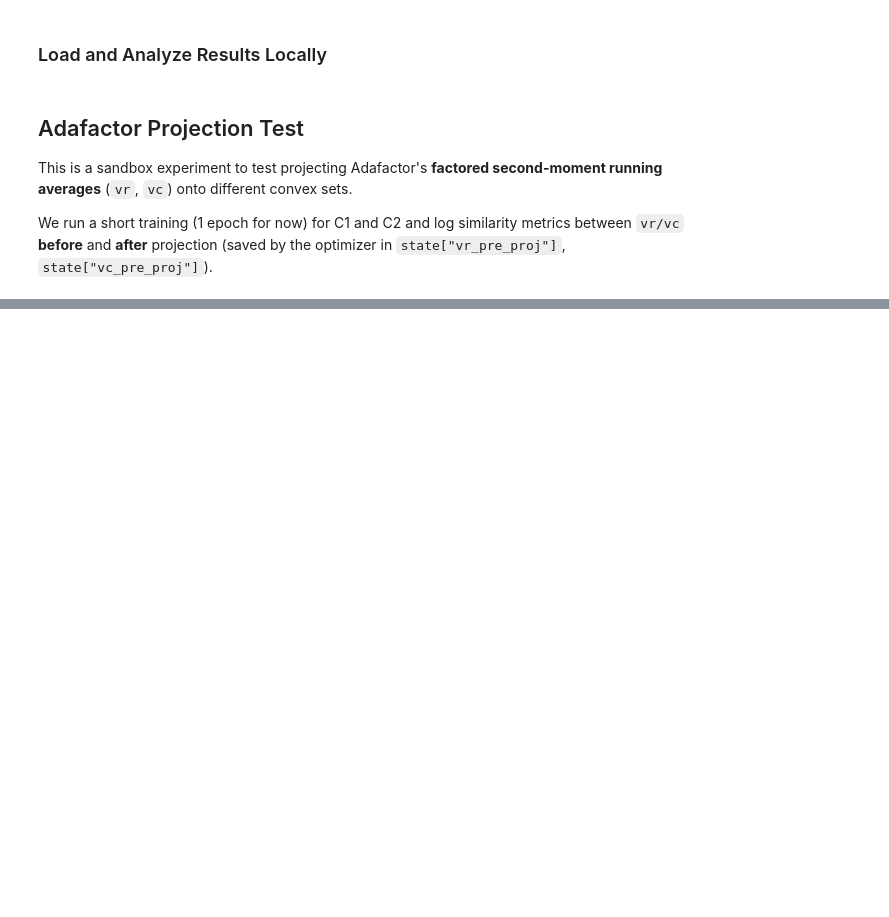
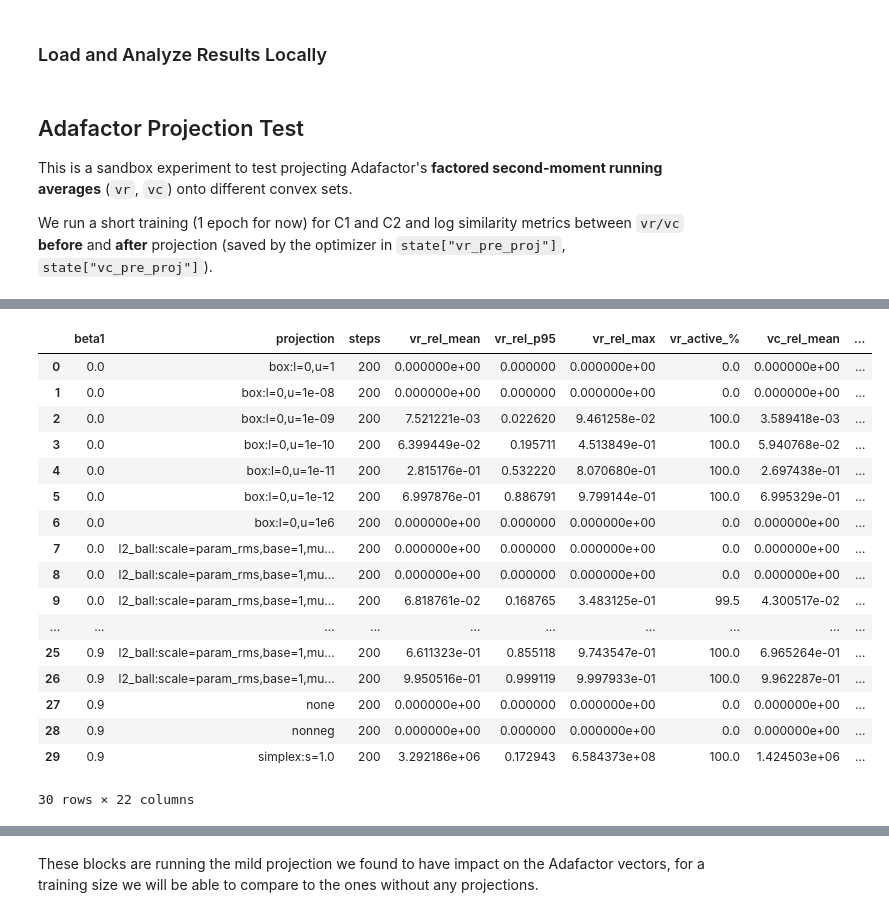
Before and after one commit to IdoRavid/AdamOptimizationProject, a Jupyter notebook: Omer&Ido_Optimizing_Fashion.ipynb, the cells around one changed output, grey strips where cells are left out. Drawn from its saved outputs; the diff is of its cells as text; code cells hidden in the pictures; blank space fills up the shorter version.

Commit message:
progress on projection tests.

```diff
--- a/Omer&Ido_Optimizing_Fashion.ipynb
+++ b/Omer&Ido_Optimizing_Fashion.ipynb
@@ -573,11 +576,14 @@ We run a short training (1 epoch for now) for C1 and C2 and log similarity metri
 # --- runtime sweep specs (multiple L2 scales) ---
 
 # Multipliers you want to sweep for adaptive L2-ball
-L2_MULTS = [0.1, 0.25, 0.5, 1.0, 2.0]
+L2_MULTS = [1e-12, 1e-10, 1e-8, 1e-6, 1e-4]
+# For the box proj
+BOX_US = [1e-12, 1e-11, 1e-10, 1e-9, 1e-8]
 
-# Build projection specs programmatically (no hardcoding)
-PROJECTION_SPECS = ["none", "nonneg", "box:l=0,u=1e6", "simplex:s=1.0"]
-PROJECTION_SPECS += [f"l2_ball:scale=param_rms,base=1000,mult={m}" for m in L2_MULTS]
+# Build projection specs programmatically (no hardcoding) it is hardcoded
+PROJECTION_SPECS = ["none"] #, "nonneg"] #, "box:l=0,u=1e6","box:l=0,u=1", "simplex:s=1.0"]
+PROJECTION_SPECS += [f"l2_ball:scale=param_rms,base=1,mult={m}" for m in L2_MULTS]
+PROJECTION_SPECS += [f"box:l=0,u={u}" for u in BOX_US]
 # Alternative scale option:
 # PROJECTION_SPECS += [f"l2_ball:scale=vec_rms,base=1000,mult={m}" for m in L2_MULTS]
 
@@ -766,6 +838,12 @@ def _pct_active(vals, tol=1e-12):
 rows = []
 for run in all_runs:
     metrics = run["metrics"]
+
+    vr_pre_n = [m["vr_pre_norm"] for m in metrics]
+    vr_post_n = [m["vr_post_norm"] for m in metrics]
+    vc_pre_n = [m["vc_pre_norm"] for m in metrics]
+    vc_post_n = [m["vc_post_norm"] for m in metrics]
+    matched = [m["matched_states"] for m in metrics]
 
     vr_rel = [m["vr_rel"] for m in metrics]
     vc_rel = [m["vc_rel"] for m in metrics]
@@ -778,30 +856,56 @@ for run in all_runs:
         "projection": run["projection_spec"],
         "steps": len(metrics),
 
         "vr_rel_mean": _safe(vr_rel, np.mean),
         "vr_rel_p95":  _safe(vr_rel, lambda z: np.percentile(z, 95)),
         "vr_rel_max":  _safe(vr_rel, np.max),
         "vr_active_%": _pct_active(vr_rel),
 
         "vc_rel_mean": _safe(vc_rel, np.mean),
         "vc_rel_p95":  _safe(vc_rel, lambda z: np.percentile(z, 95)),
         "vc_rel_max":  _safe(vc_rel, np.max),
         "vc_active_%": _pct_active(vc_rel),
 
         "vr_cos_mean": _safe(vr_cos, np.mean),
         "vr_cos_min":  _safe(vr_cos, np.min),
         "vc_cos_mean": _safe(vc_cos, np.mean),
         "vc_cos_min":  _safe(vc_cos, np.min),
 
         "loss_start": float(losses[0]) if losses else float("nan"),
         "loss_end":   float(losses[-1]) if losses else float("nan"),
+        "matched_states_mean": _safe(matched, np.mean),
+
+        "vr_pre_norm_mean": _safe(vr_pre_n, np.mean),
+        "vr_post_norm_mean": _safe(vr_post_n, np.mean),
+        "vc_pre_norm_mean": _safe(vc_pre_n, np.mean),
+        "vc_post_norm_mean": _safe(vc_post_n, np.mean),
+
     })
 
 df = pd.DataFrame(rows).sort_values(by=["beta1", "projection"]).reset_index(drop=True)
 display(df)
 
 # Optional: simple ranking (lower mean rel-change = "less intrusive projection")
 rank = df.copy()
 rank["score"] = rank["vr_rel_mean"].fillna(0) + rank["vc_rel_mean"].fillna(0)
 rank = rank.sort_values(by=["beta1", "score"], ascending=[True, True]).reset_index(drop=True)
 display(rank[["beta1", "projection", "score", "vr_rel_mean", "vc_rel_mean", "vr_active_%", "vc_active_%", "loss_end"]])
+# %% [output]
+|  | beta1 | projection | steps | vr_rel_mean | vr_rel_p95 | vr_rel_max | vr_active_% | vc_rel_mean | ... |
+| 0 | 0.0 | box:l=0,u=1 | 200 | 0.000000e+00 | 0.000000 | 0.000000e+00 | 0.0 | 0.000000e+00 | ... |
+| 1 | 0.0 | box:l=0,u=1e-08 | 200 | 0.000000e+00 | 0.000000 | 0.000000e+00 | 0.0 | 0.000000e+00 | ... |
+| 2 | 0.0 | box:l=0,u=1e-09 | 200 | 7.521221e-03 | 0.022620 | 9.461258e-02 | 100.0 | 3.589418e-03 | ... |
+| 3 | 0.0 | box:l=0,u=1e-10 | 200 | 6.399449e-02 | 0.195711 | 4.513849e-01 | 100.0 | 5.940768e-02 | ... |
+| 4 | 0.0 | box:l=0,u=1e-11 | 200 | 2.815176e-01 | 0.532220 | 8.070680e-01 | 100.0 | 2.697438e-01 | ... |
+| 5 | 0.0 | box:l=0,u=1e-12 | 200 | 6.997876e-01 | 0.886791 | 9.799144e-01 | 100.0 | 6.995329e-01 | ... |
+| 6 | 0.0 | box:l=0,u=1e6 | 200 | 0.000000e+00 | 0.000000 | 0.000000e+00 | 0.0 | 0.000000e+00 | ... |
+| 7 | 0.0 | l2_ball:scale=param_rms,base=1,mu... | 200 | 0.000000e+00 | 0.000000 | 0.000000e+00 | 0.0 | 0.000000e+00 | ... |
+| 8 | 0.0 | l2_ball:scale=param_rms,base=1,mu... | 200 | 0.000000e+00 | 0.000000 | 0.000000e+00 | 0.0 | 0.000000e+00 | ... |
+| 9 | 0.0 | l2_ball:scale=param_rms,base=1,mu... | 200 | 6.818761e-02 | 0.168765 | 3.483125e-01 | 99.5 | 4.300517e-02 | ... |
+| ... | ... | ... | ... | ... | ... | ... | ... | ... | ... |
+| 25 | 0.9 | l2_ball:scale=param_rms,base=1,mu... | 200 | 6.611323e-01 | 0.855118 | 9.743547e-01 | 100.0 | 6.965264e-01 | ... |
+| 26 | 0.9 | l2_ball:scale=param_rms,base=1,mu... | 200 | 9.950516e-01 | 0.999119 | 9.997933e-01 | 100.0 | 9.962287e-01 | ... |
+| 27 | 0.9 | none | 200 | 0.000000e+00 | 0.000000 | 0.000000e+00 | 0.0 | 0.000000e+00 | ... |
+| 28 | 0.9 | nonneg | 200 | 0.000000e+00 | 0.000000 | 0.000000e+00 | 0.0 | 0.000000e+00 | ... |
+| 29 | 0.9 | simplex:s=1.0 | 200 | 3.292186e+06 | 0.172943 | 6.584373e+08 | 100.0 | 1.424503e+06 | ... |
+30 rows × 22 columns
@@ -807,0 +929,2 @@ display(rank[["beta1", "projection", "score", "vr_rel_mean", "vc_rel_mean", "vr_
+# %% [markdown]
+These blocks are running the mild projection we found to have impact on the Adafactor vectors, for a training size we will be able to compare to the ones without any projections.
```
Also changed, not shown: parts of 7 cells of this notebook.
